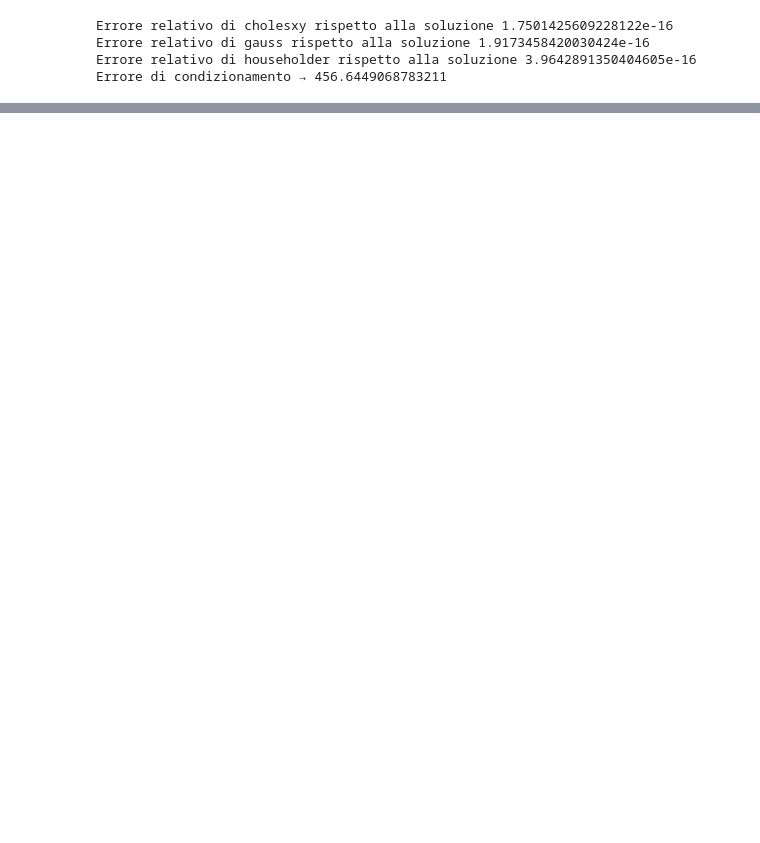
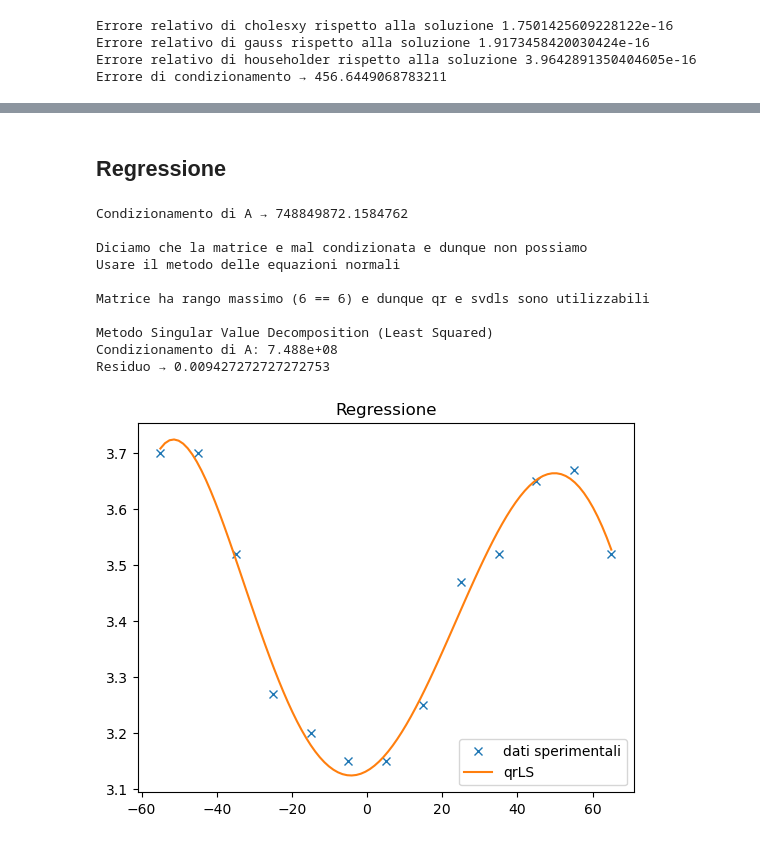
Before and after one commit to KeegTheBoi/metodi_numerici_es, a Jupyter notebook: Exam Attempts/2_Exam12Giugno2023/2_Esercitazione23Giugno.ipynb, the cells around one changed output, grey strips where cells are left out. Drawn from its saved outputs; the diff is of its cells as text; code cells hidden in the pictures; blank space fills up the shorter version.

```diff
--- a/Exam Attempts/2_Exam12Giugno2023/2_Esercitazione23Giugno.ipynb
+++ b/Exam Attempts/2_Exam12Giugno2023/2_Esercitazione23Giugno.ipynb
@@ -51,0 +69,8 @@ Errore di condizionamento → 456.6449068783211
+# %%
+L = np.arange(-55, 75, 10)
+T = np.array([3.7, 3.7, 3.52, 3.27, 3.2, 3.15, 3.15, 3.25, 3.47, 3.52, 3.65, 3.67, 3.52])
+
+plt.plot(L, T, 'x', label='punti di interpolazione')
+n = 12
+plot_interpolation(L, T, n)
+plt.legend()
@@ -51,0 +80,45 @@ Errore di condizionamento → 456.6449068783211
+# %% [markdown]
+## Regressione
+# %%
+def qrLS(A, b):
+    Q, R = splin.qr(A)
+    R1 = R[0:n,:]
+    h = Q.T @ b
+    print(f'\nCondizionamento di R → {lin.cond(R1)}')
+    print(f'Residuo → {lin.norm(h[n:])**2}')
+    return Usolve(R1, h[0:n])
+
+def plot_regression(x, y, A):
+    xv = np.linspace(min(x), max(x), 100)
+    plt.plot(x, y, 'x', label='dati sperimentali')
+    alfa = svdLS(A, y)
+    regression = np.polyval(np.flip(alfa), xv)
+    plt.plot(xv, regression, label='qrLS')
+    plt.title("Regressione")
+    plt.legend()
+    plt.show()
+# %%
+
+n = 5
+A = np.vander(L, increasing=True)[:,:n+1]
+m, n = A.shape
+print(f'Condizionamento di A → {lin.cond(A)}\n')
+print('Diciamo che la matrice e mal condizionata e dunque non possiamo\nUsare il metodo delle equazioni normali')
+if rank(A) < n:
+    print("\nMatrice non ha rango massimo e dunque qr e inutilizzabile")
+else:
+    print(f"\nMatrice ha rango massimo ({rank(A)} == {n}) e dunque qr e svdls sono utilizzabili")
+
+plot_regression(L, T, A)
+# %% [output]
+Condizionamento di A → 748849872.1584762
+
+Diciamo che la matrice e mal condizionata e dunque non possiamo
+Usare il metodo delle equazioni normali
+
+Matrice ha rango massimo (6 == 6) e dunque qr e svdls sono utilizzabili
+
+Metodo Singular Value Decomposition (Least Squared)
+Condizionamento di A: 7.488e+08
+Residuo → 0.009427272727272753
+[figure, added]
```
Also changed, not shown: parts of 5 cells of this notebook, 6 other files.
